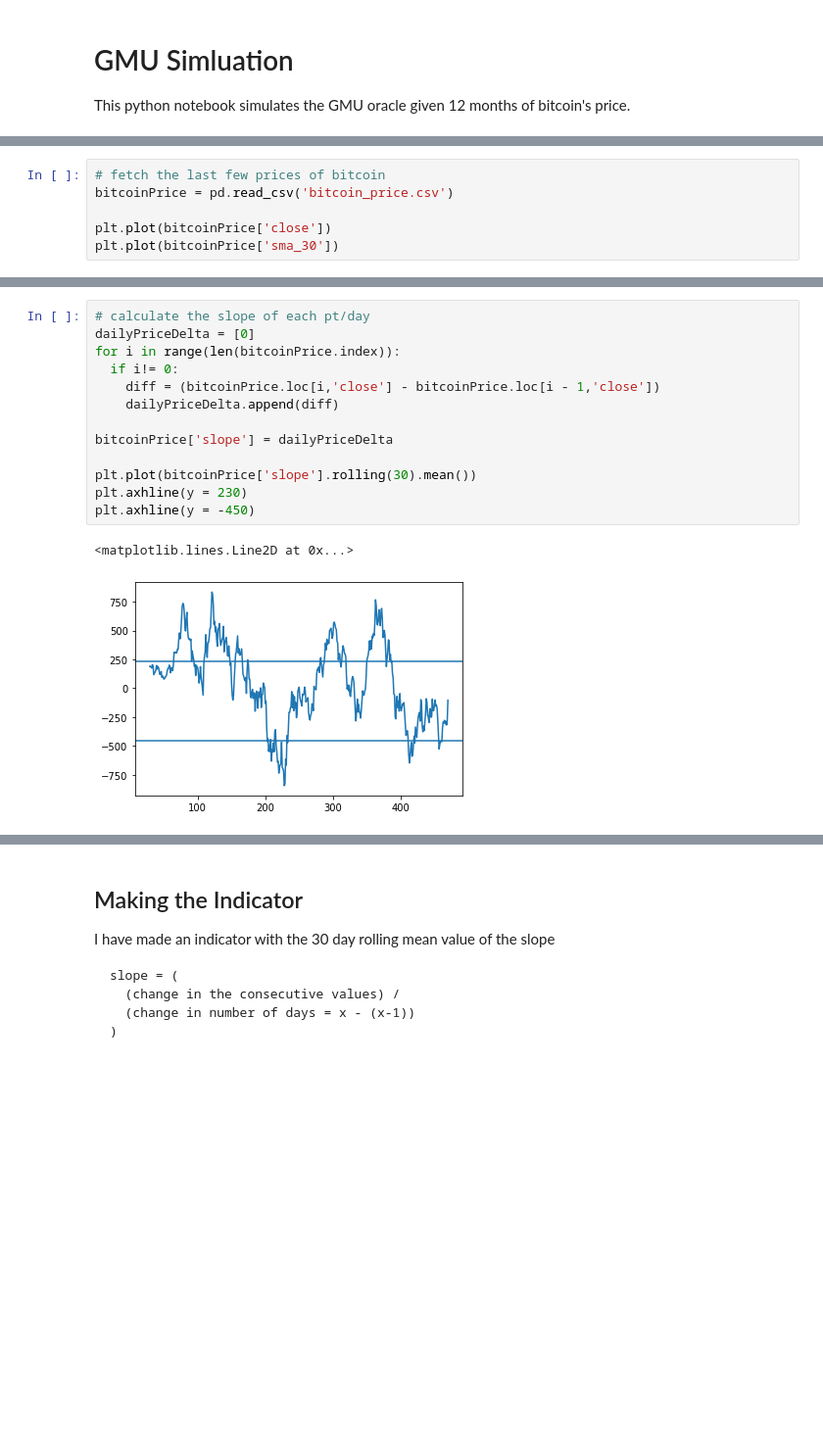
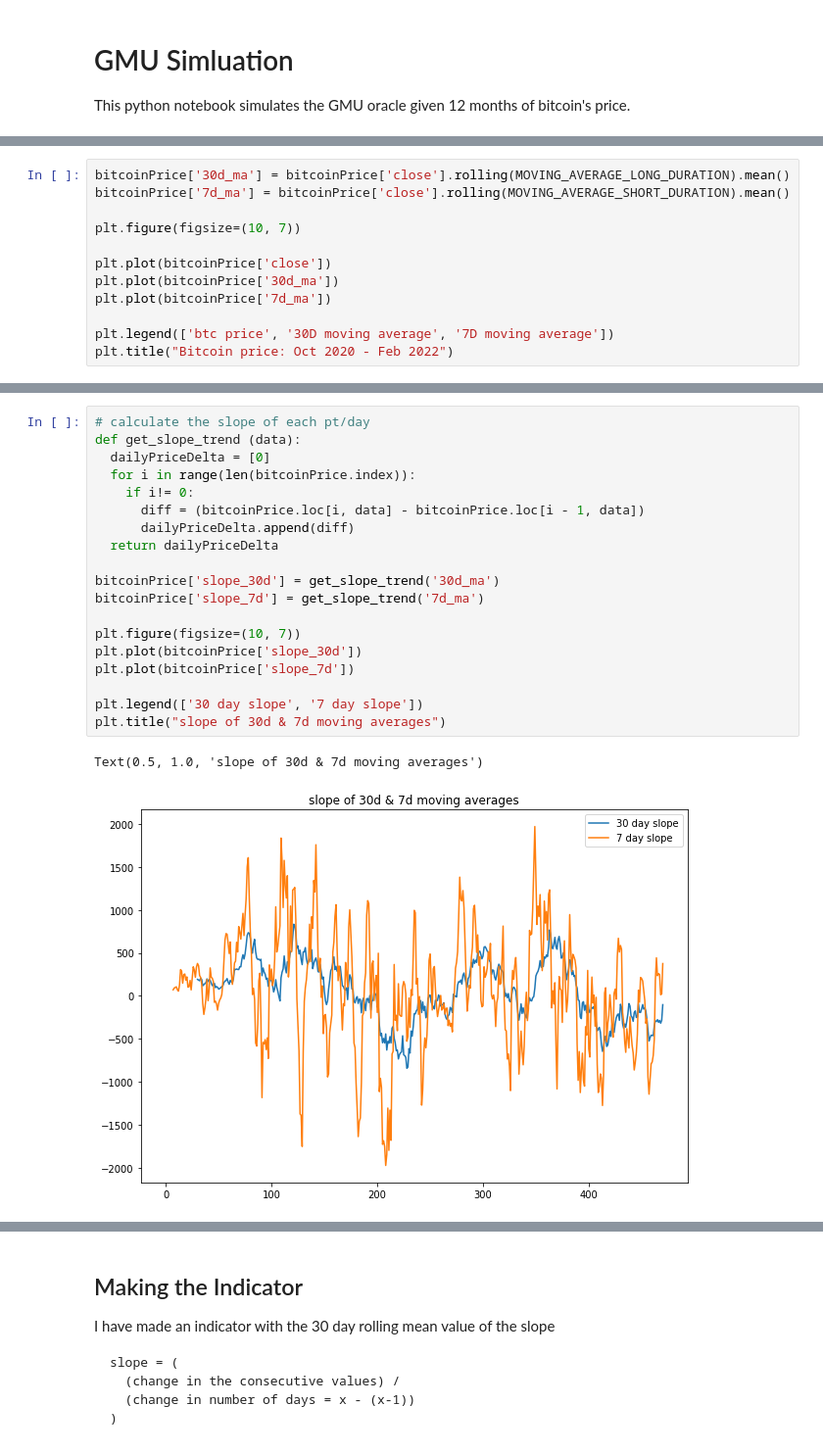
Before and after one commit to MahaDAO/gmu-oracle-contracts, a Jupyter notebook: simulation/bitcoin-12mo.ipynb, the cells around one changed output, grey strips where cells are left out. Shown: that part at 98% size. Drawn from its saved outputs; the diff is of its cells as text; blank space fills up the shorter version.

```diff
--- a/simulation/bitcoin-12mo.ipynb
+++ b/simulation/bitcoin-12mo.ipynb
@@ -11,7 +21,13 @@ import matplotlib.pyplot as plt
 # %%
-# fetch the last few prices of bitcoin
-bitcoinPrice = pd.read_csv('bitcoin_price.csv')
+bitcoinPrice['30d_ma'] = bitcoinPrice['close'].rolling(MOVING_AVERAGE_LONG_DURATION).mean()
+bitcoinPrice['7d_ma'] = bitcoinPrice['close'].rolling(MOVING_AVERAGE_SHORT_DURATION).mean()
+
+plt.figure(figsize=(10, 7))
 
 plt.plot(bitcoinPrice['close'])
-plt.plot(bitcoinPrice['sma_30'])
+plt.plot(bitcoinPrice['30d_ma'])
+plt.plot(bitcoinPrice['7d_ma'])
+
+plt.legend(['btc price', '30D moving average', '7D moving average'])
+plt.title("Bitcoin price: Oct 2020 - Feb 2022")
 # %% [output]
@@ -20,16 +36,22 @@ plt.plot(bitcoinPrice['sma_30'])
 # %%
 # calculate the slope of each pt/day
-dailyPriceDelta = [0]
-for i in range(len(bitcoinPrice.index)):
-  if i!= 0:
-    diff = (bitcoinPrice.loc[i,'close'] - bitcoinPrice.loc[i - 1,'close'])
-    dailyPriceDelta.append(diff)
+def get_slope_trend (data):
+  dailyPriceDelta = [0]
+  for i in range(len(bitcoinPrice.index)):
+    if i!= 0:
+      diff = (bitcoinPrice.loc[i, data] - bitcoinPrice.loc[i - 1, data])
+      dailyPriceDelta.append(diff)
+  return dailyPriceDelta
 
-bitcoinPrice['slope'] = dailyPriceDelta
+bitcoinPrice['slope_30d'] = get_slope_trend('30d_ma')
+bitcoinPrice['slope_7d'] = get_slope_trend('7d_ma')
 
-plt.plot(bitcoinPrice['slope'].rolling(30).mean())
-plt.axhline(y = 230)
-plt.axhline(y = -450)
+plt.figure(figsize=(10, 7))
+plt.plot(bitcoinPrice['slope_30d'])
+plt.plot(bitcoinPrice['slope_7d'])
+
+plt.legend(['30 day slope', '7 day slope'])
+plt.title("slope of 30d & 7d moving averages")
 # %% [output]
-<matplotlib.lines.Line2D at 0x...>
+Text(0.5, 1.0, 'slope of 30d & 7d moving averages')
-[figure, old version]
+[figure, new version]
```
Also changed, not shown: parts of 6 cells of this notebook.
